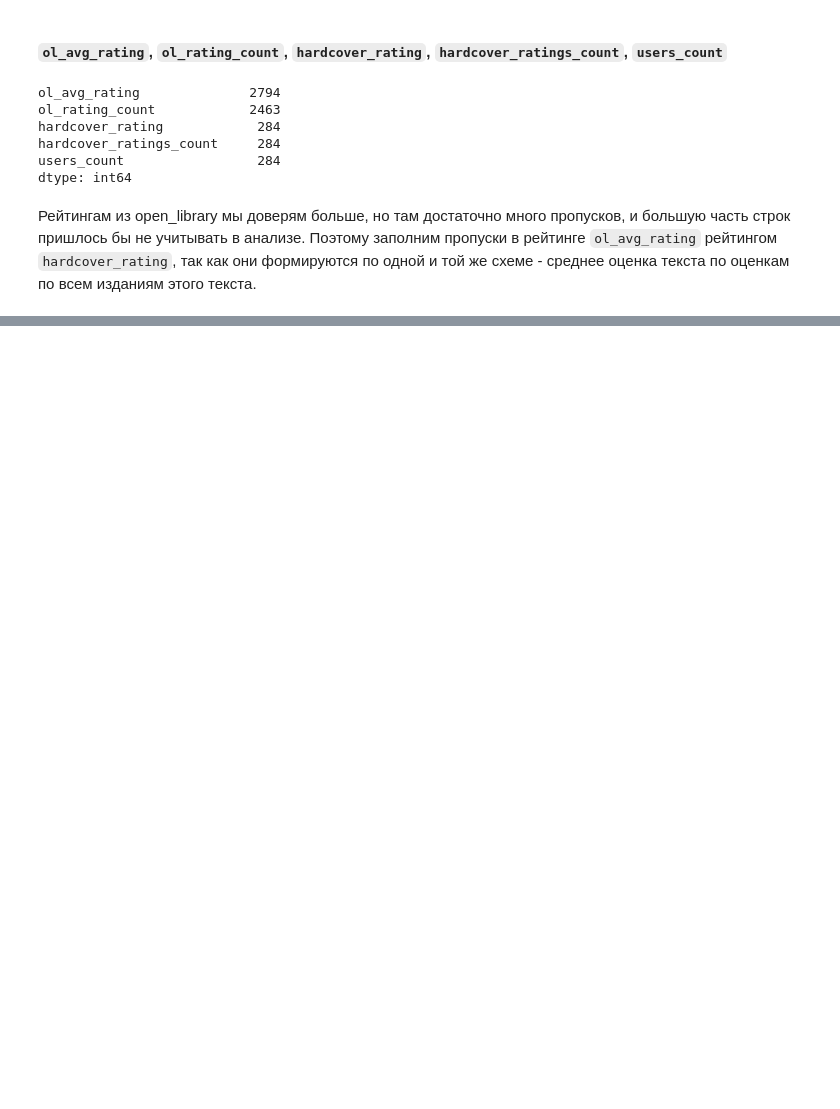
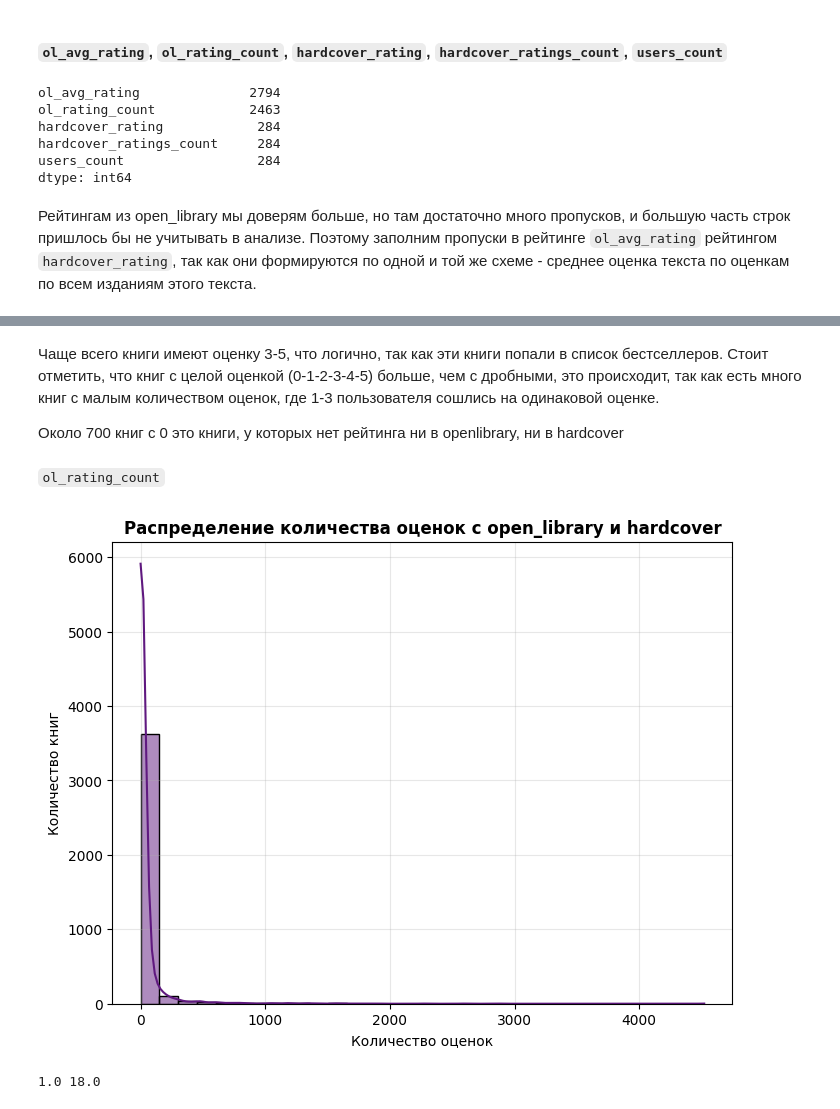
Before and after one commit to maxim-safonov/gp_2, a Jupyter notebook: EDA.ipynb, the cells around one changed output, grey strips where cells are left out. Saved outputs shown, nothing was run; the diff lists cells and outputs as text; code cells hidden in the pictures; blank space fills up the shorter version.

```diff
--- a/EDA.ipynb
+++ b/EDA.ipynb
@@ -1151,0 +987,24 @@ df2
+# %% [markdown]
+Чаще всего книги имеют оценку 3-5, что логично, так как эти книги попали в список бестселлеров. Стоит отметить, что книг с целой оценкой (0-1-2-3-4-5) больше, чем с дробными, это происходит, так как есть много книг с малым количеством оценок, где 1-3 пользователя сошлись на одинаковой оценке.
+
+Около 700 книг с 0 это книги, у которых нет рейтинга ни в openlibrary, ни в hardcover
+# %% [markdown]
+`ol_rating_count`
+# %%
+plt.figure(figsize=(8, 6))
+sns.histplot(df2['ol_rating_count'], bins=30, kde=True, color=sns.color_palette("magma")[1])
+plt.xlabel('Количество оценок')
+plt.ylabel('Количество книг')
+plt.title('Распределение количества оценок c open_library и hardcover', fontsize=12, fontweight='bold')
+plt.grid(True, alpha=0.3)
+plt.show()
+# %% [output]
+[figure, added]
+# %%
+first_quartile = df2['ol_rating_count'].describe()['25%']
+third_quartile = df2['ol_rating_count'].describe()['75%']
+iqr = third_quartile - first_quartile
+condition1 = (df2['ol_rating_count'] > (first_quartile - 3 * iqr)) & (df2['ol_rating_count'] < (third_quartile + 3 * iqr))
+print(first_quartile, third_quartile)
+# %% [output]
+1.0 18.0
```
Also changed, not shown: parts of 172 cells of this notebook.
